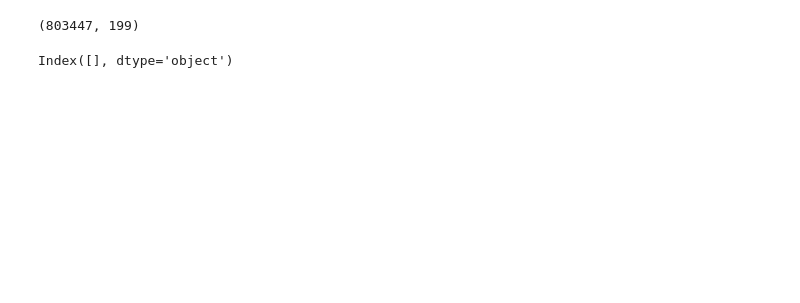
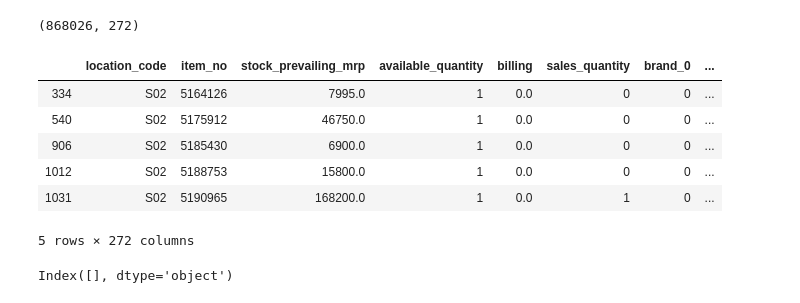
Before and after one commit to parulgaba/retail-model, a Jupyter notebook: model/capstone-modelling.ipynb, the cells around one changed output. Saved outputs shown, nothing was run; the diff lists cells and outputs as text; code cells hidden in the pictures; blank space fills up the shorter version.

```diff
--- a/model/capstone-modelling.ipynb
+++ b/model/capstone-modelling.ipynb
@@ -165,16 +124,29 @@ df_st03=df_north_final[df_north_final['state']=='ST03']
+# %%
+#sorting by week_no and year
+df_north_final=df_north_final.sort_values(['week_no', 'year'], ascending=[True, False])
 # %%
-cols=['brand','state','region', 'store_type', 'store_location', 'city_type', 'case_size',
+#creatign dummy variables
+cols=['brand','state','region', 'store_type', 'store_location', 'city_type',
        'case_size_range', 'gender', 'movement', 'material', 'dial_color',
        'strap_type', 'strap_color', 'precious_stone', 'glass', 'case_shape',
        'watch_type', 'week_no', 'year']
 df_north_dummies=pd.get_dummies(data=df_north_final, columns=cols)
-df_st03_dummies=pd.get_dummies(data=df_st03, columns=cols)
 # %%
-df_st03_dummies.shape
+df_north_dummies.shape
 # %% [output]
-(803447, 199)
+(868026, 272)
 # %%
 #!pip install xgboost
 import xgboost as xgb
 from sklearn.metrics import mean_squared_error
+# %%
+df_north_dummies.head()
+# %% [output]
+|  | location_code | item_no | stock_prevailing_mrp | available_quantity | billing | sales_quantity | brand_0 | ... |
+| 334 | S02 | 5164126 | 7995.0 | 1 | 0.0 | 0 | 0 | ... |
+| 540 | S02 | 5175912 | 46750.0 | 1 | 0.0 | 0 | 0 | ... |
+| 906 | S02 | 5185430 | 6900.0 | 1 | 0.0 | 0 | 0 | ... |
+| 1012 | S02 | 5188753 | 15800.0 | 1 | 0.0 | 0 | 0 | ... |
+| 1031 | S02 | 5190965 | 168200.0 | 1 | 0.0 | 1 | 0 | ... |
+5 rows × 272 columns
 # %%
```
Also changed, not shown: parts of 45 cells of this notebook.
